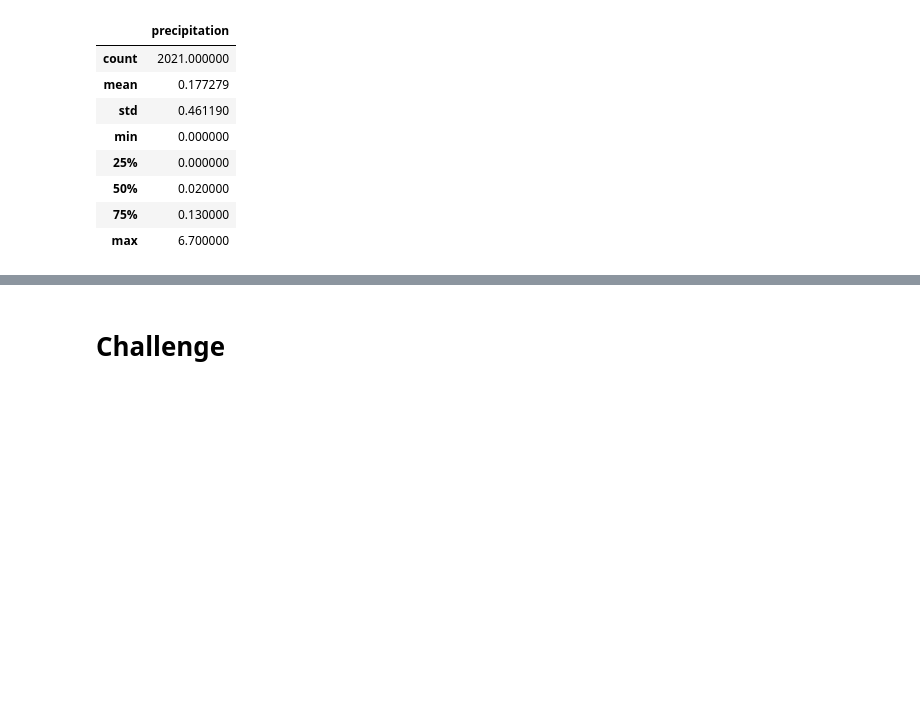
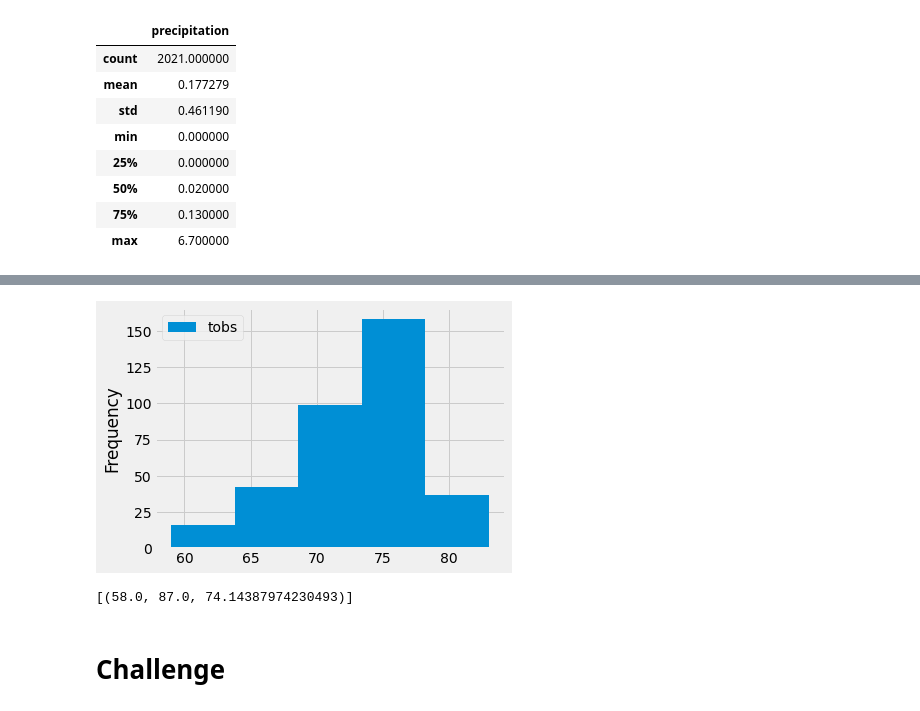
Before and after one commit to li-emily/surfs_up, a Jupyter notebook: climate_analysis.ipynb, the cells around one changed output, grey strips where cells are left out. Drawn from its saved outputs; the diff is of its cells as text; code cells hidden in the pictures; blank space fills up the shorter version.

```diff
--- a/climate_analysis.ipynb
+++ b/climate_analysis.ipynb
@@ -109,3 +155,9 @@ df.describe()
+# %%
+# Plot the results as a histogram
+df.plot.hist(bins=5)
+plt.tight_layout()
+# %% [output]
+[figure, added]
 # %%
 # Write a function called `calc_temps` that will accept start date and end date in the format '%Y-%m-%d'
 # and return the minimum, average, and maximum temperatures for that range of dates
@@ -112,2 +167,6 @@ df.describe()
+# %%
+print(calc_temps('2016-8-23','2017-8-23'))
+# %% [output]
+[(58.0, 87.0, 74.14387974230493)]
 # %% [markdown]
 # Challenge
```
Also changed, not shown: parts of 6 cells of this notebook, 1 other file.
